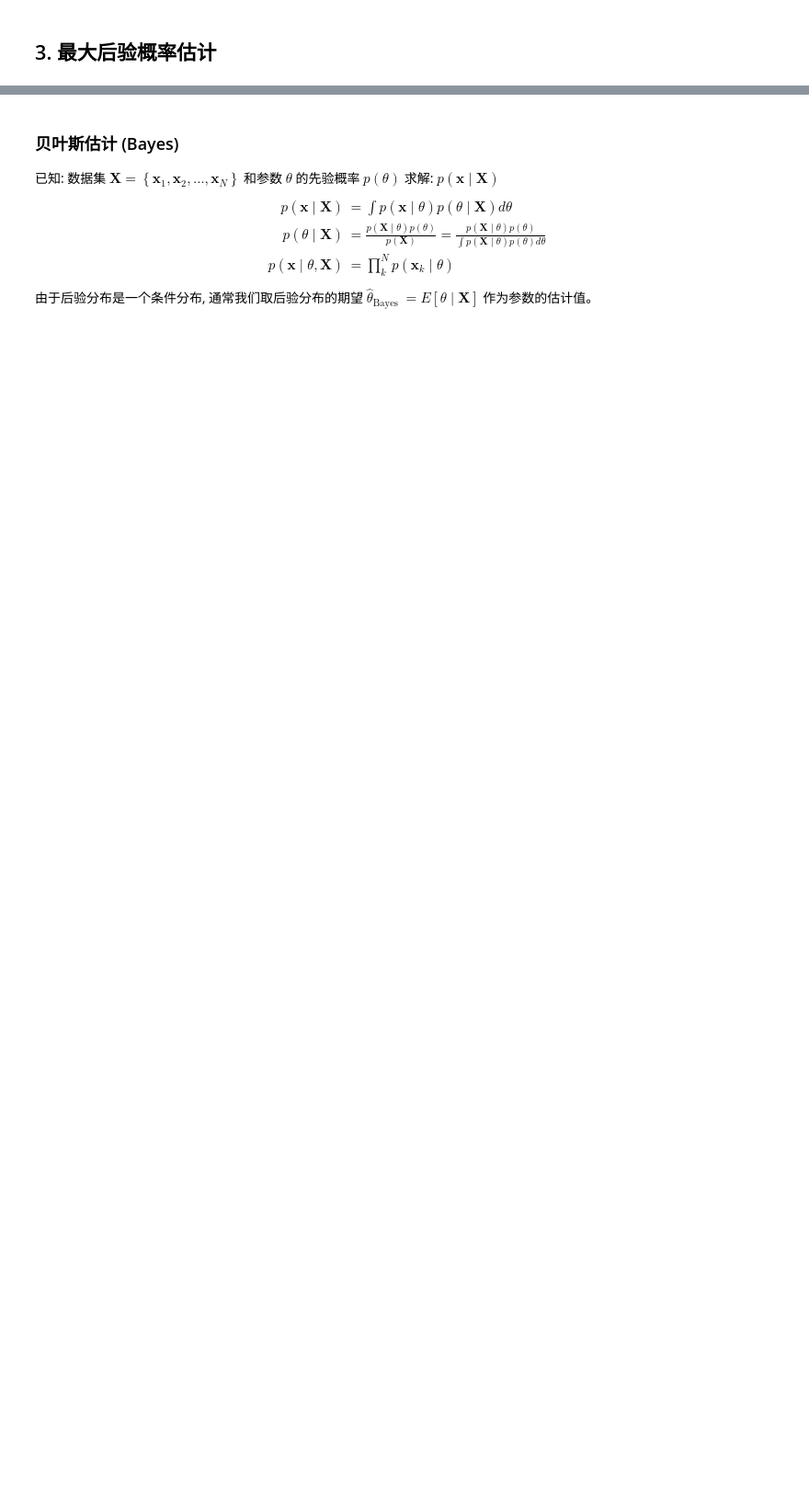
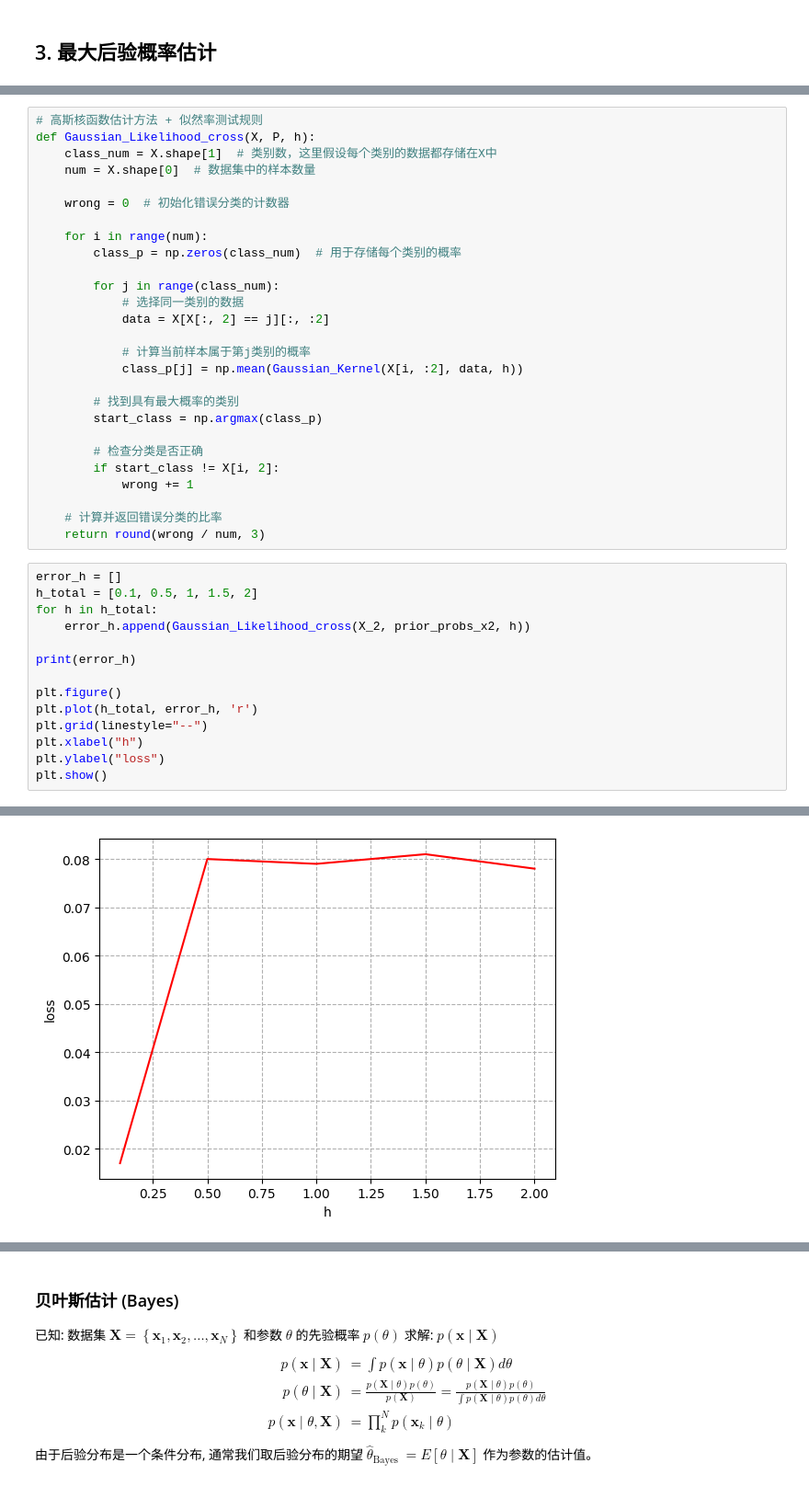
Before and after one commit to FlandreScarlet36/Machine_learning_labs, a Jupyter notebook: 实验三：参数&非参数估计/实验三：参数估计 & 非参数估计.ipynb, the cells around one changed output, grey strips where cells are left out. Shown at 92% size. Saved outputs shown, nothing was run; the diff lists cells and outputs as text; blank space fills up the shorter version.

```diff
--- a/实验三：参数&非参数估计/实验三：参数估计 & 非参数估计.ipynb
+++ b/实验三：参数&非参数估计/实验三：参数估计 & 非参数估计.ipynb
@@ -289,0 +206,42 @@ Classification Error Rate for X_2 using MAP Rule: 0.02
+# %%
+# 高斯核函数估计方法 + 似然率测试规则
+def Gaussian_Likelihood_cross(X, P, h):
+    class_num = X.shape[1]  # 类别数，这里假设每个类别的数据都存储在X中
+    num = X.shape[0]  # 数据集中的样本数量
+
+    wrong = 0  # 初始化错误分类的计数器
+
+    for i in range(num):
+        class_p = np.zeros(class_num)  # 用于存储每个类别的概率
+
+        for j in range(class_num):
+            # 选择同一类别的数据
+            data = X[X[:, 2] == j][:, :2]
+
+            # 计算当前样本属于第j类别的概率
+            class_p[j] = np.mean(Gaussian_Kernel(X[i, :2], data, h))
+
+        # 找到具有最大概率的类别
+        start_class = np.argmax(class_p)
+
+        # 检查分类是否正确
+        if start_class != X[i, 2]:
+            wrong += 1
+
+    # 计算并返回错误分类的比率
+    return round(wrong / num, 3)
+# %%
+error_h = []
+h_total = [0.1, 0.5, 1, 1.5, 2]
+for h in h_total:
+    error_h.append(Gaussian_Likelihood_cross(X_2, prior_probs_x2, h))
+
+print(error_h)
+
+plt.figure()
+plt.plot(h_total, error_h, 'r')
+plt.grid(linestyle="--")
+plt.xlabel("h")
+plt.ylabel("loss")
+plt.show()
+# %% [output]
@@ -289,0 +249 @@ Classification Error Rate for X_2 using MAP Rule: 0.02
+[figure, added]
```
Also changed, not shown: parts of 17 cells of this notebook.
